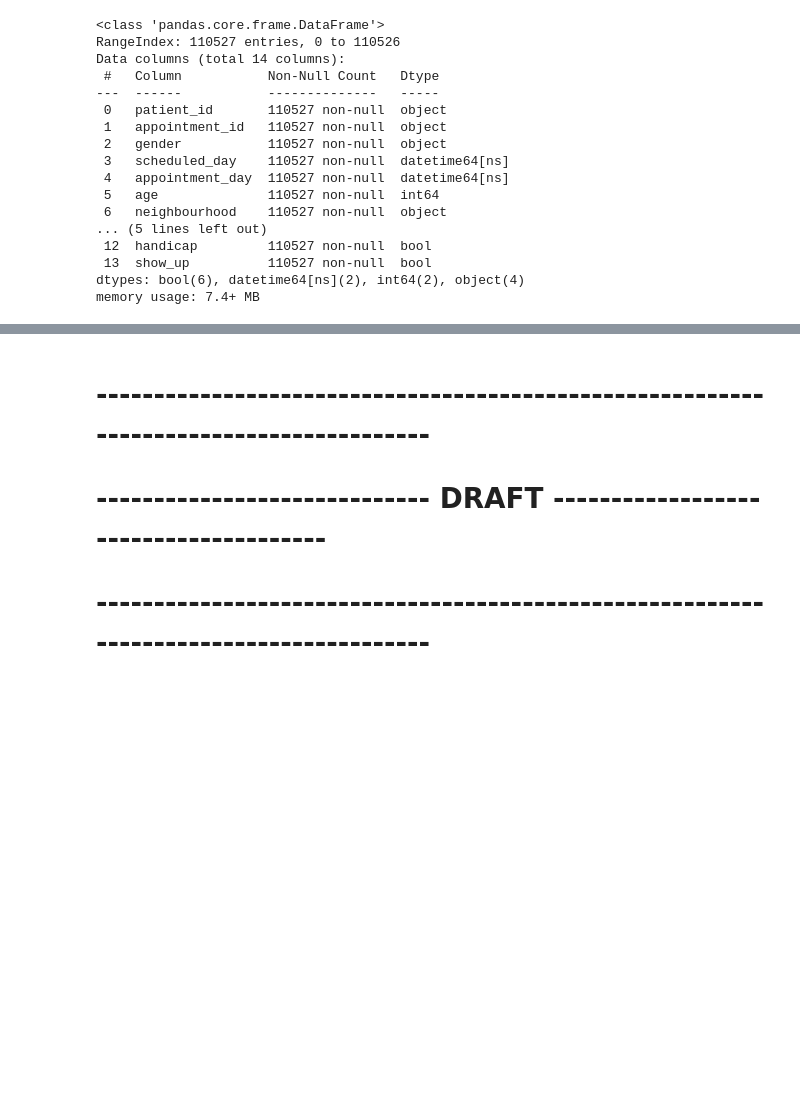
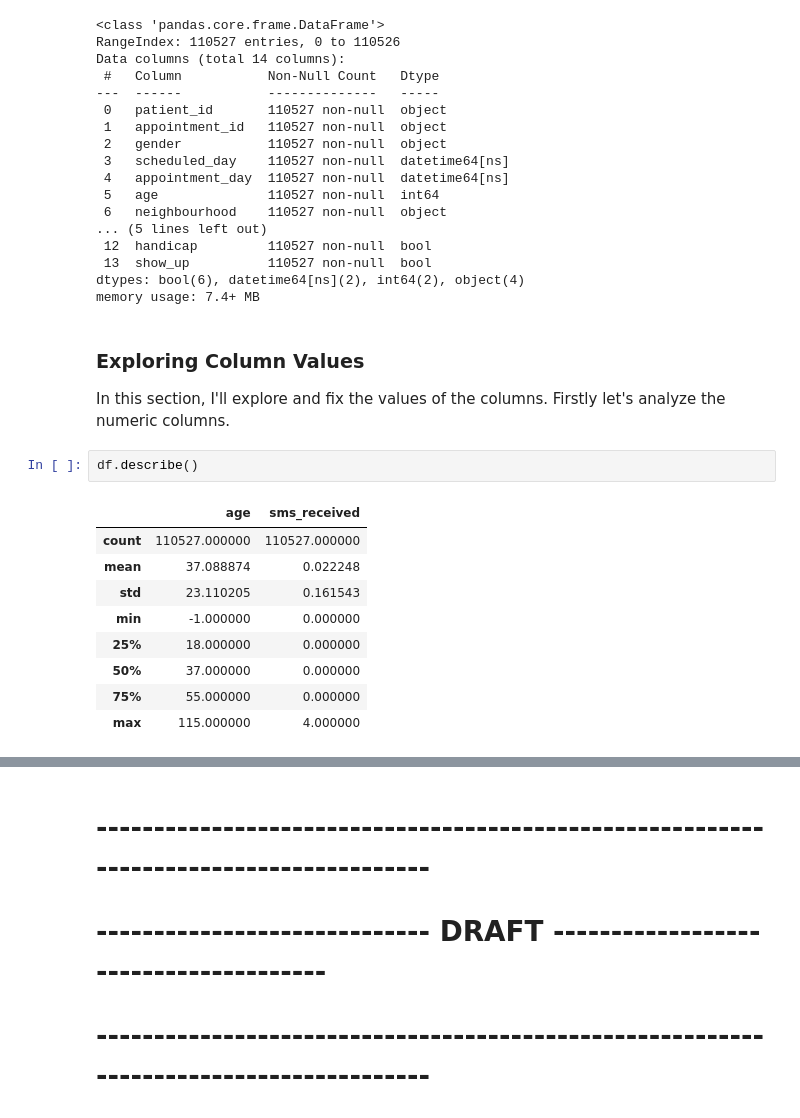
Before and after one commit to fletchersarip93/medical-appointment-no-show-data-analysis, a Jupyter notebook: Investigation_of_No_Show_Appointments_Data.ipynb, the cells around one changed output, grey strips where cells are left out. Cells and saved outputs as stored; diff of their text form; blank space fills up the shorter version.

```diff
--- a/Investigation_of_No_Show_Appointments_Data.ipynb
+++ b/Investigation_of_No_Show_Appointments_Data.ipynb
@@ -397,3 +401,19 @@ Data columns (total 14 columns):
  13  show_up          110527 non-null  bool
 dtypes: bool(6), datetime64[ns](2), int64(2), object(4)
 memory usage: 7.4+ MB
+# %% [markdown]
+### Exploring Column Values
+
+In this section, I'll explore and fix the values of the columns. Firstly let's analyze the numeric columns.
+# %%
+df.describe()
+# %% [output]
+|  | age | sms_received |
+| count | 110527.000000 | 110527.000000 |
+| mean | 37.088874 | 0.022248 |
+| std | 23.110205 | 0.161543 |
+| min | -1.000000 | 0.000000 |
+| 25% | 18.000000 | 0.000000 |
+| 50% | 37.000000 | 0.000000 |
+| 75% | 55.000000 | 0.000000 |
+| max | 115.000000 | 4.000000 |
```
Also changed, not shown: parts of 36 cells of this notebook.
